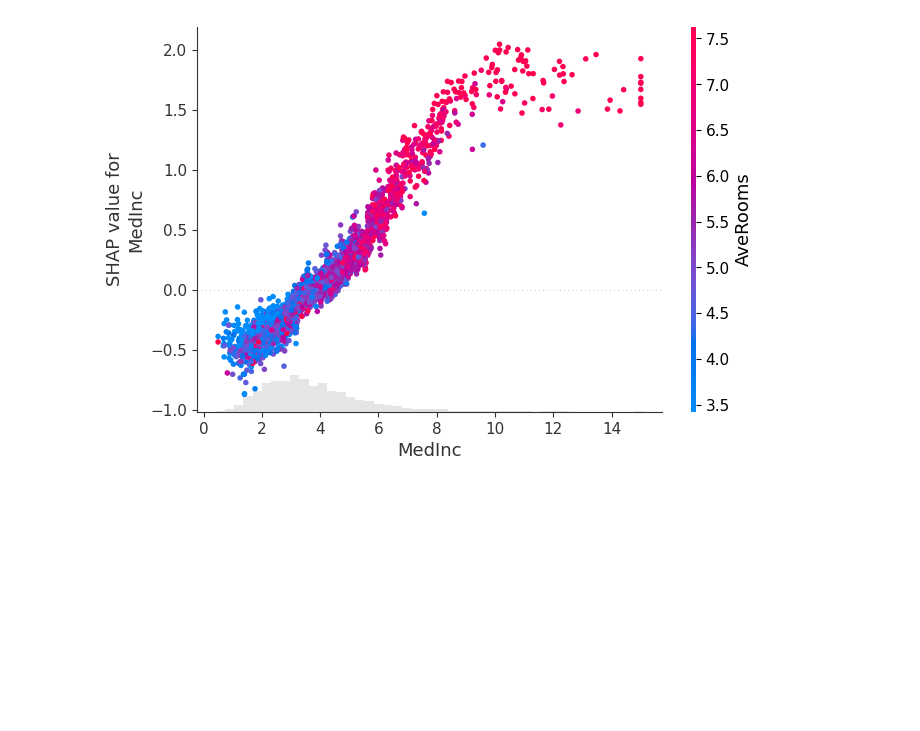
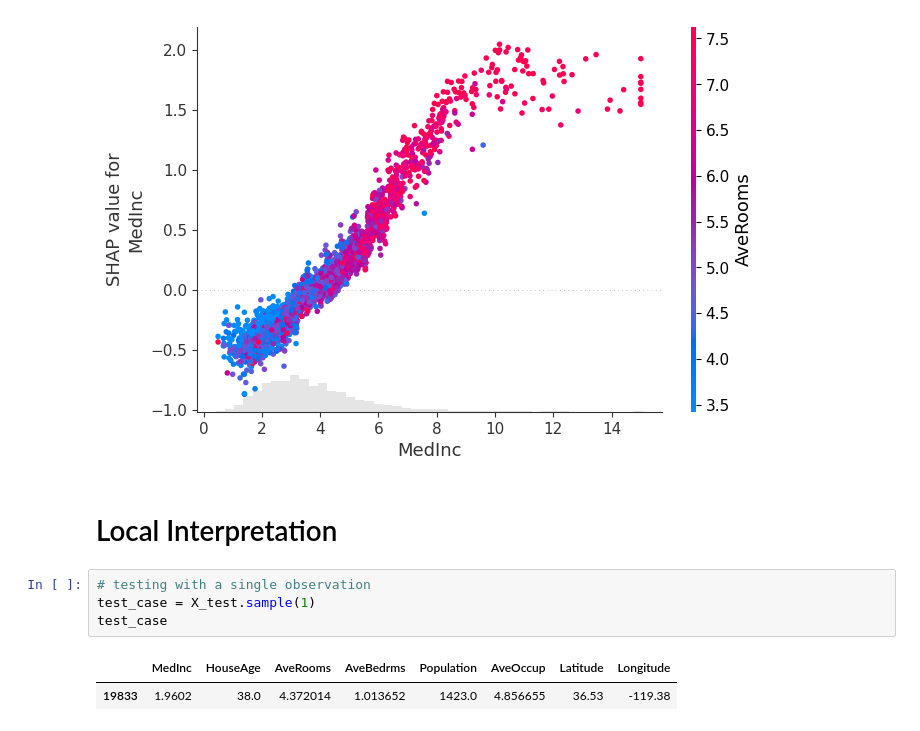
Before and after one commit to srvmann/Regression_CaseStudy, a Jupyter notebook: Regression_CaseStudy/Case_study_Regression.ipynb, the cells around one changed output. Cells and saved outputs as stored; diff of their text form; blank space fills up the shorter version.

```diff
--- a/Regression_CaseStudy/Case_study_Regression.ipynb
+++ b/Regression_CaseStudy/Case_study_Regression.ipynb
@@ -219,3 +219,12 @@ shap.plots.scatter(shap_values[:, "MedInc"],
                    color=shap_values[:, "AveRooms"])
 # %% [output]
 [figure]
+# %% [markdown]
+# Local Interpretation
+# %%
+# testing with a single observation
+test_case = X_test.sample(1)
+test_case
+# %% [output]
+|  | MedInc | HouseAge | AveRooms | AveBedrms | Population | AveOccup | Latitude | Longitude |
+| 19833 | 1.9602 | 38.0 | 4.372014 | 1.013652 | 1423.0 | 4.856655 | 36.53 | -119.38 |
```
Also changed, not shown: parts of 5 cells of this notebook.
